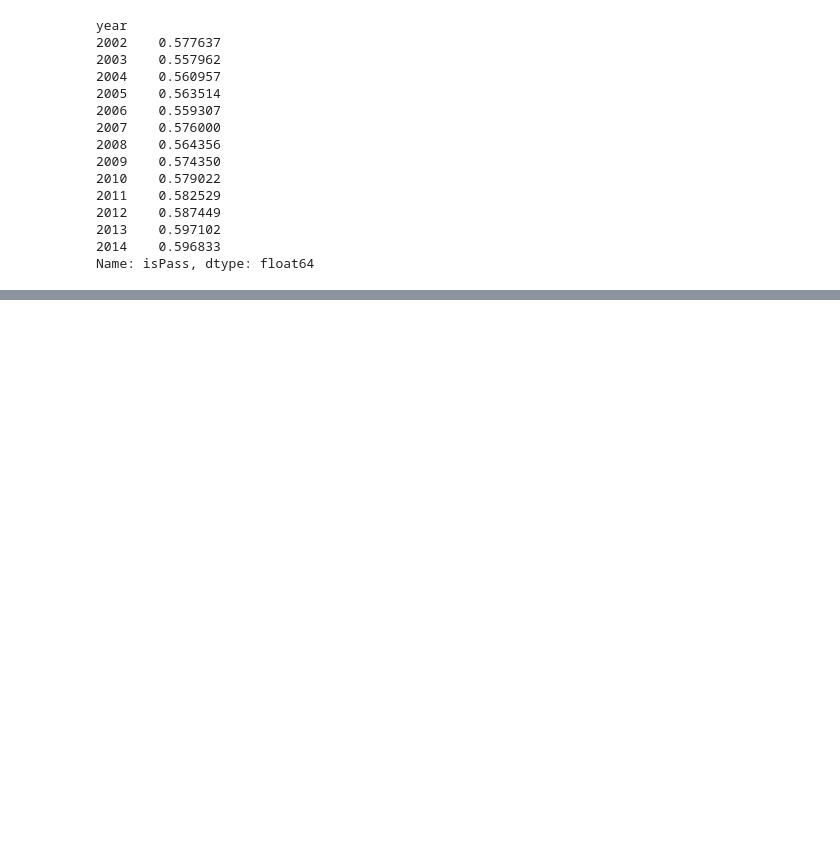
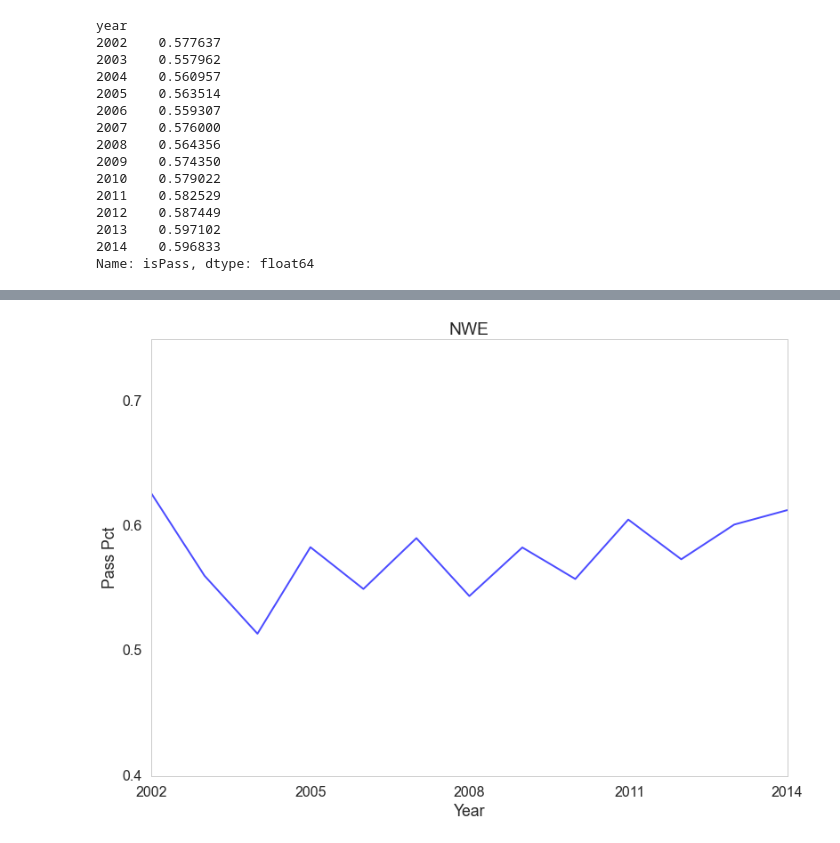
Before and after one commit to mdgoldberg/playprediction, a Jupyter notebook: Process_Notebook.ipynb, the cells around one changed output, grey strips where cells are left out. Cells and saved outputs as stored; diff of their text form; code cells hidden in the pictures; blank space fills up the shorter version.

```diff
--- a/Process_Notebook.ipynb
+++ b/Process_Notebook.ipynb
@@ -95,0 +109,12 @@ plt.grid(False)
+# %%
+plt.plot(passpct['nwe'].keys(), passpct['nwe'].values, color='b', alpha=.7, linewidth=2)
+plt.ylim(.4,.75)
+plt.yticks(np.arange(.4,.8,.1))
+plt.xticks(np.arange(2002,2017,3))
+plt.title("NWE")
+plt.xlabel("Year")
+plt.ylabel("Pass Pct")
+plt.grid(False)
+plt.savefig("images/nwe.png")
+# %% [output]
+[figure, added]
```
Also changed, not shown: parts of 4 cells of this notebook, 5 other files.
